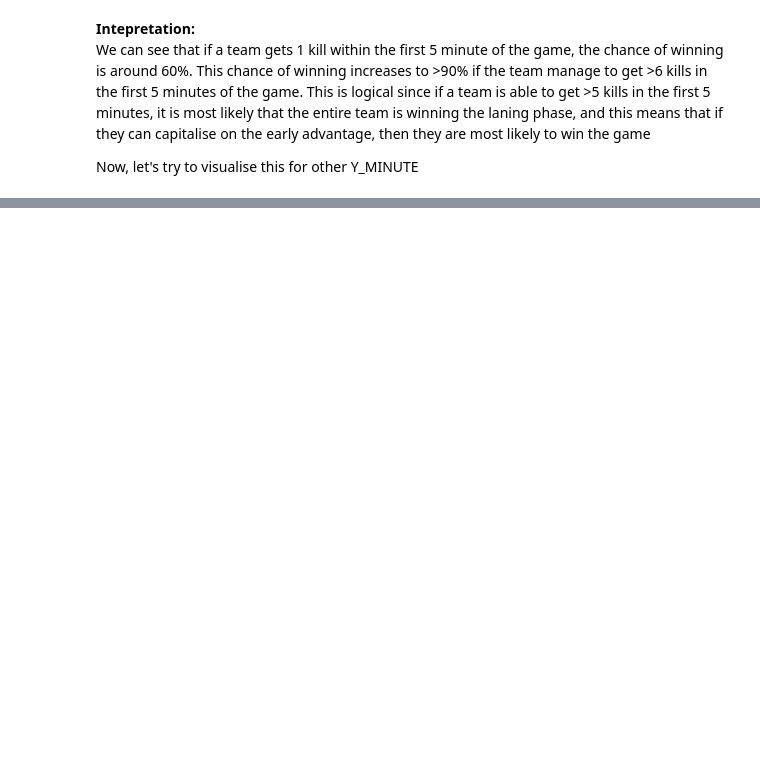
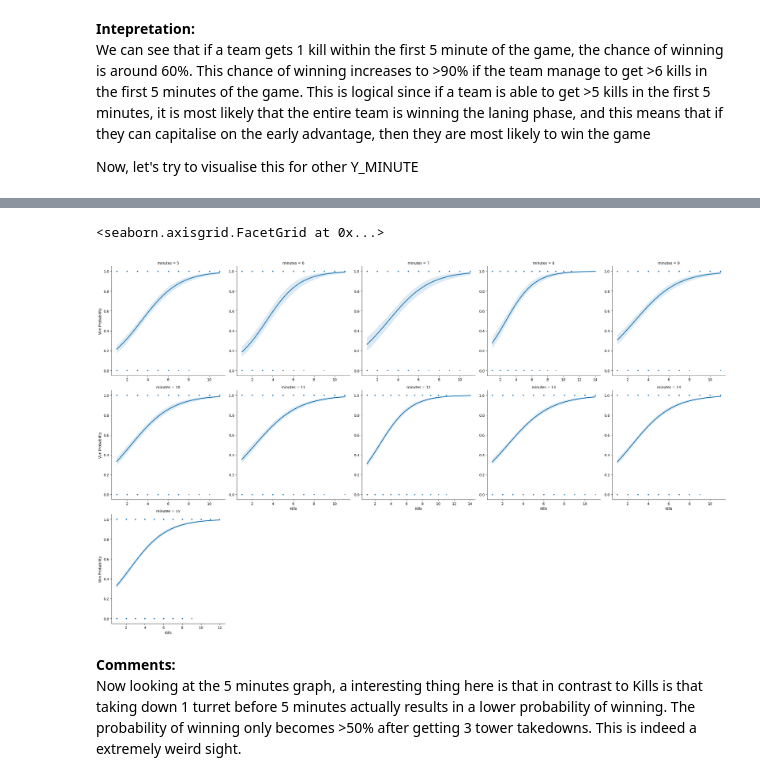
Before and after one commit to oscarqjh/NTU_SC1015_Project, a Jupyter notebook: LogisticRegression.ipynb, the cells around one changed output, grey strips where cells are left out. Cells and saved outputs as stored; diff of their text form; code cells hidden in the pictures; blank space fills up the shorter version.

```diff
--- a/LogisticRegression.ipynb
+++ b/LogisticRegression.ipynb
@@ -203,0 +326,17 @@ Continue in `RNN.ipynb`
+# %%
+# before y minutes
+Y_MINUTE = 15
+
+towers_reg = towers_all.copy(deep=True)
+towers_reg['minutes'] = towers_reg['value'].astype(int)
+towers_reg = towers_reg[towers_reg['minutes'] <= Y_MINUTE]
+
+p = sns.lmplot(data=towers_reg, x='counts', y='won',col='minutes', col_wrap=5, logistic=True, sharex=False, sharey=False, aspect=1, scatter_kws={'s':3})
+p.set_xlabels('Kills')
+p.set_ylabels('Win Probability')
+# %% [output]
+<seaborn.axisgrid.FacetGrid at 0x...>
+[figure, added]
+# %% [markdown]
+**Comments:**
+Now looking at the 5 minutes graph, a interesting thing here is that in contrast to Kills is that taking down 1 turret before 5 minutes actually results in a lower probability of winning. The probability of winning only becomes >50% after getting 3 tower takedowns. This is indeed a extremely weird sight.
```
Also changed, not shown: parts of 15 cells of this notebook, 8 other files.
